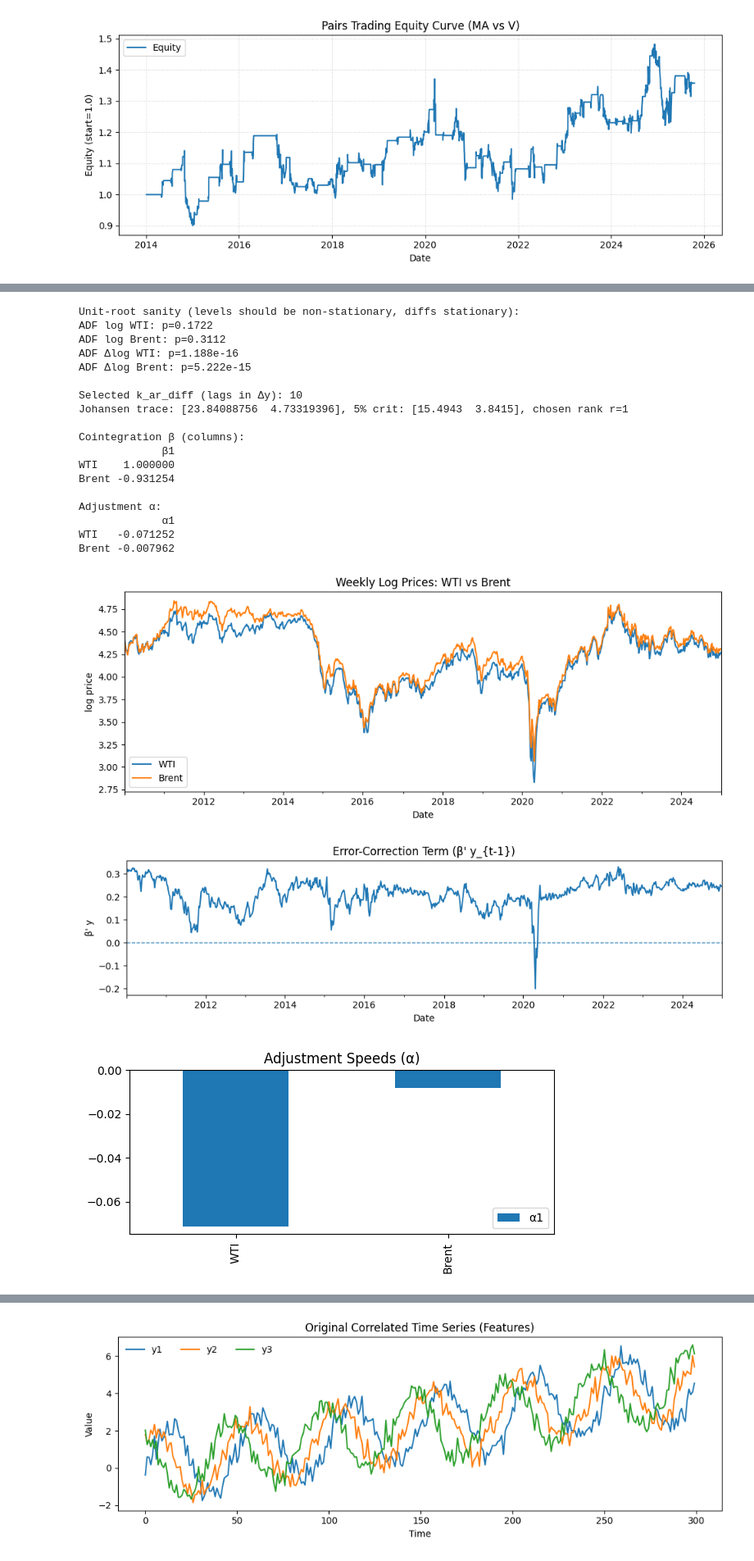
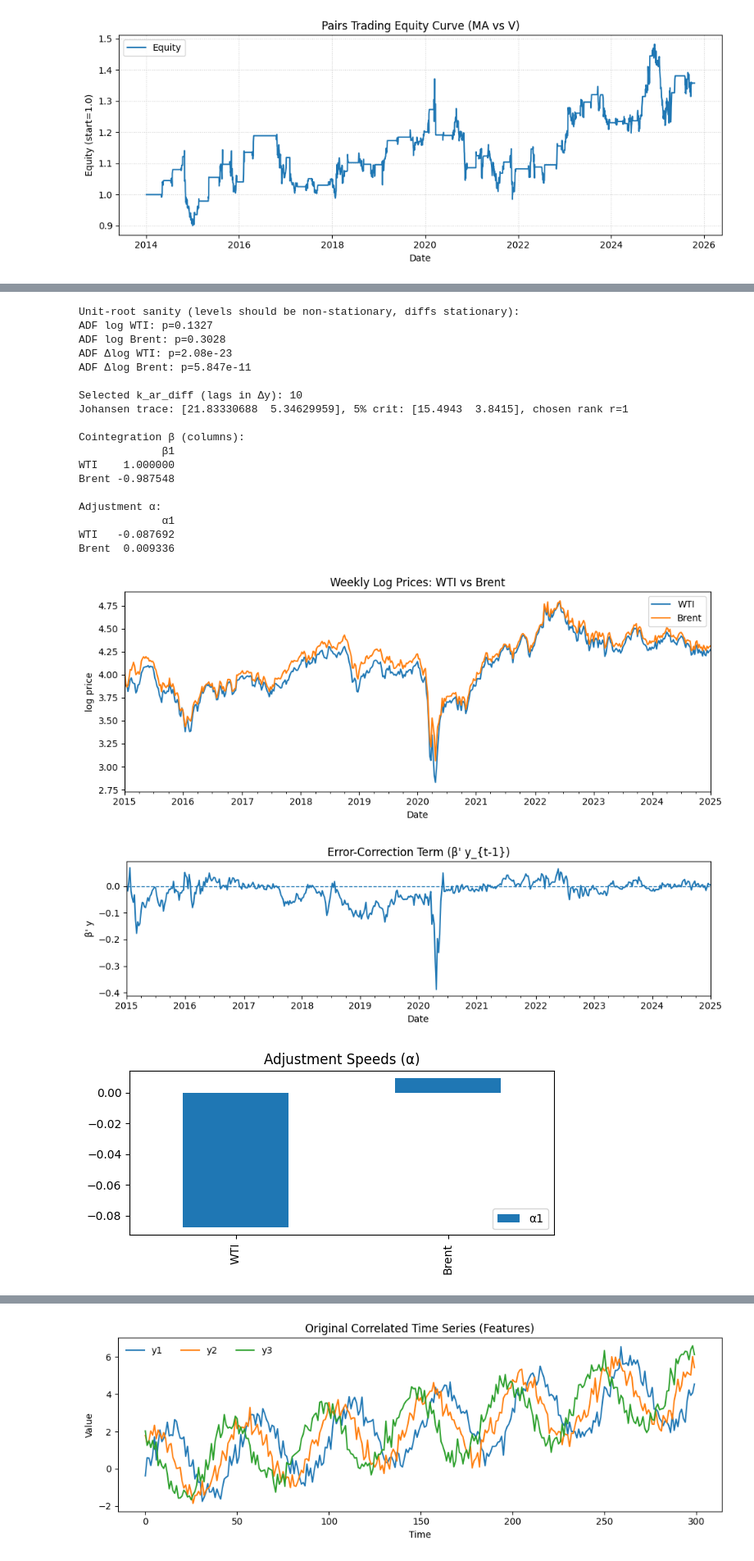
Before and after one commit to marami52/MLDS-490-time-series, a Jupyter notebook: session-2.ipynb, the cells around one changed output, grey strips where cells are left out. Shown at 82% size. Cells and saved outputs as stored; diff of their text form; code cells hidden in the pictures.

```diff
--- a/session-2.ipynb
+++ b/session-2.ipynb
@@ -597,7 +597,7 @@ plt.rcParams["figure.figsize"] = (10, 4)
 # 0) Settings
 # -----------------------------
 Y_TICK, X_TICK = "CL=F", "BZ=F"   # WTI, Brent (futures continuous)
-START, END     = "2010-01-01", "2025-01-01"
+START, END     = "2015-01-01", "2025-01-01"
 TRAIN_END      = "2021-12-31"     # train/test split (inclusive for train)
 
 # -----------------------------
@@ -794,7 +794,7 @@ plt.rcParams["figure.figsize"] = (10, 4)
 # 0) Settings
 # -----------------------------
 Y_TICK, X_TICK = "CL=F", "BZ=F"     # WTI, Brent
-START, END     = "2010-01-01", "2025-01-01"
+START, END     = "2015-01-01", "2025-01-01"
 DET_ORDER      = 0    # 0: intercept in cointegration space (common in practice)
 
 # -----------------------------
@@ -924,42 +924,42 @@ plt.figure(figsize=(10,3))
 irf.plot(orth=False, impulse=1, response=0)  # shock to Brent, response of WTI
 plt.tight_layout(); plt.show()
 
 plt.figure(figsize=(10,3))
 irf.plot(orth=False, impulse=1, response=1)  # shock to Brent, response of Brent
 plt.tight_layout(); plt.show()
 
 # -----------------------------
 # 8) Forecast (multi-step) from last observed point
 # -----------------------------
 steps = 12
 fc = res.predict(steps=steps)  # returns levels (log prices) in VECM's representation
 fc_idx = pd.date_range(y.index[-1] + pd.offsets.Week(weekday=4), periods=steps, freq="W-FRI")
 fc_df = pd.DataFrame(fc, index=fc_idx, columns=y.columns)
 
 plt.figure(figsize=(10,4))
 pd.concat([y.tail(100), fc_df]).plot(ax=plt.gca(), title="VECM 12-step Forecast (logs)")
 plt.xlabel("Date"); plt.ylabel("log price")
 plt.tight_layout(); plt.show()
 # %% [output]
 Unit-root sanity (levels should be non-stationary, diffs stationary):
-ADF log WTI: p=0.1722
-ADF log Brent: p=0.3112
-ADF Δlog WTI: p=1.188e-16
-ADF Δlog Brent: p=5.222e-15
+ADF log WTI: p=0.1327
+ADF log Brent: p=0.3028
+ADF Δlog WTI: p=2.08e-23
+ADF Δlog Brent: p=5.847e-11
 
 Selected k_ar_diff (lags in Δy): 10
-Johansen trace: [23.84088756  4.73319396], 5% crit: [15.4943  3.8415], chosen rank r=1
+Johansen trace: [21.83330688  5.34629959], 5% crit: [15.4943  3.8415], chosen rank r=1
 
 Cointegration β (columns):
              β1
 WTI    1.000000
-Brent -0.931254
+Brent -0.987548
 
 Adjustment α:
              α1
-WTI   -0.071252
-Brent -0.007962
+WTI   -0.087692
+Brent  0.009336
-[figure, old version]
+[figure, new version]
-[figure, old version]
+[figure, new version]
-[figure, old version]
+[figure, new version]
 <Figure size 1000x300 with 0 Axes>
```
Also changed, not shown: parts of 2 cells of this notebook, 1 other file.
